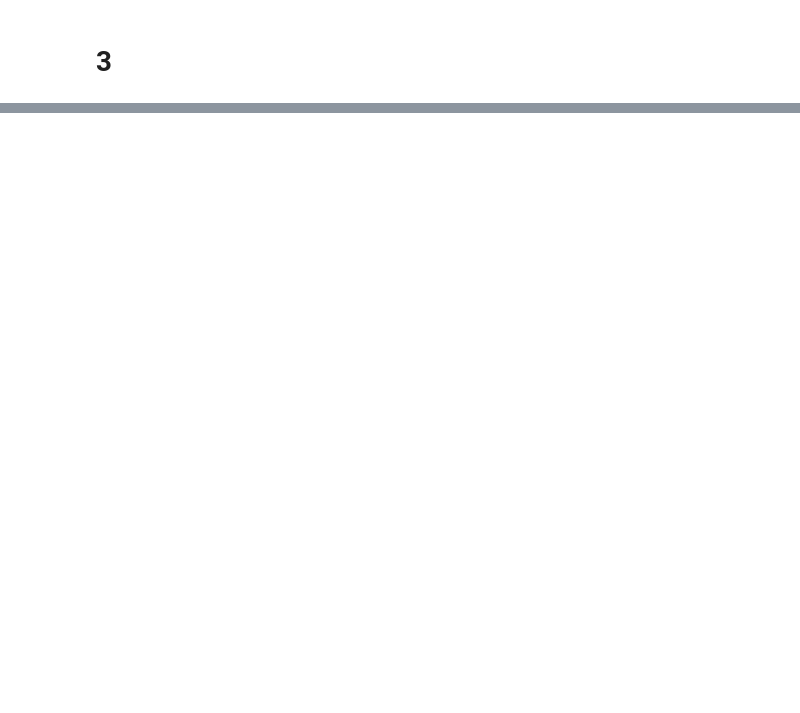
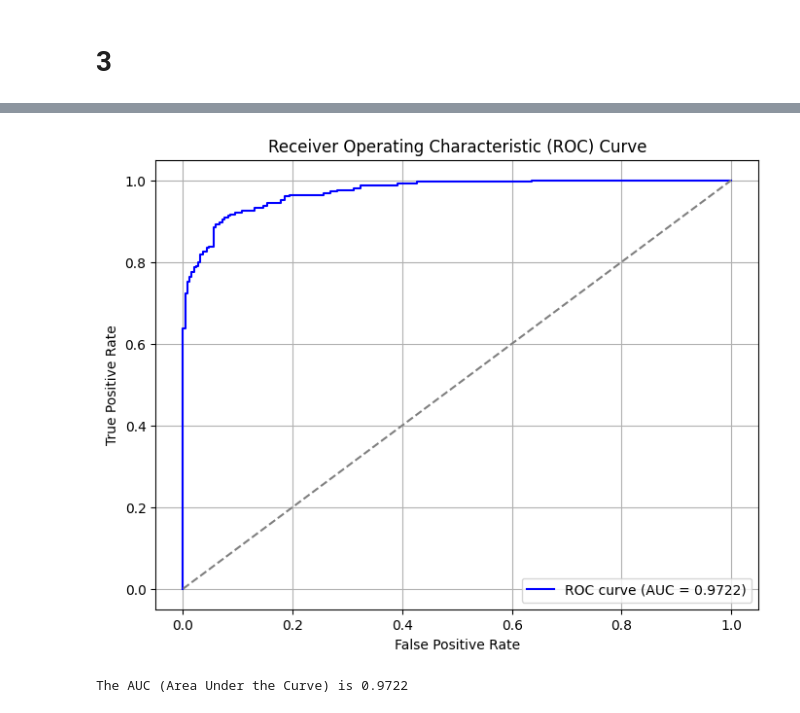
Before and after one commit to mhleethomas/Problem-Set-2, a Jupyter notebook: problem_set_2.ipynb, the cells around one changed output, grey strips where cells are left out. Drawn from its saved outputs; the diff is of its cells as text; code cells hidden in the pictures; blank space fills up the shorter version.

```diff
--- a/problem_set_2.ipynb
+++ b/problem_set_2.ipynb
@@ -281,0 +340,24 @@ The non-student borrower would need to make an income of $-207180.78 to have a 9
+# %%
+# Fit a multiple logistic regression model using all predictors
+X = sm.add_constant(data[predictors])
+y = data['crim_above_median']
+multiple_model = sm.Logit(y, X).fit(disp=0)
+
+# Print the summary of the model
+print(multiple_model.summary())
+
+# Extract and print the coefficients and p-values
+coefficients = multiple_model.params
+p_values = multiple_model.pvalues
+
+print("\nCoefficients:")
+print(coefficients)
+
+print("\nP-values:")
+print(p_values)
+
+# Determine which predictors have a statistically significant association with the response
+significant_predictors_multiple = p_values[p_values < 0.05].index.tolist()
+
+print("\nSignificant predictors in the multiple logistic regression model (α = 0.05):")
+print(significant_predictors_multiple)
@@ -281,0 +494,22 @@ The non-student borrower would need to make an income of $-207180.78 to have a 9
+# %%
+# Compute the ROC curve
+fpr, tpr, thresholds = roc_curve(y_true, y_prob)
+
+# Compute the AUC
+auc = roc_auc_score(y_true, y_prob)
+
+# Plot the ROC curve
+plt.figure(figsize=(8, 6))
+plt.plot(fpr, tpr, color='blue', label=f'ROC curve (AUC = {auc:.4f})')
+plt.plot([0, 1], [0, 1], color='gray', linestyle='--')
+plt.xlabel('False Positive Rate')
+plt.ylabel('True Positive Rate')
+plt.title('Receiver Operating Characteristic (ROC) Curve')
+plt.legend(loc='lower right')
+plt.grid(True)
+plt.show()
+
+print(f"The AUC (Area Under the Curve) is {auc:.4f}")
+# %% [output]
+[figure, added]
+The AUC (Area Under the Curve) is 0.9722
```
Also changed, not shown: parts of 21 cells of this notebook, 4 other files.
